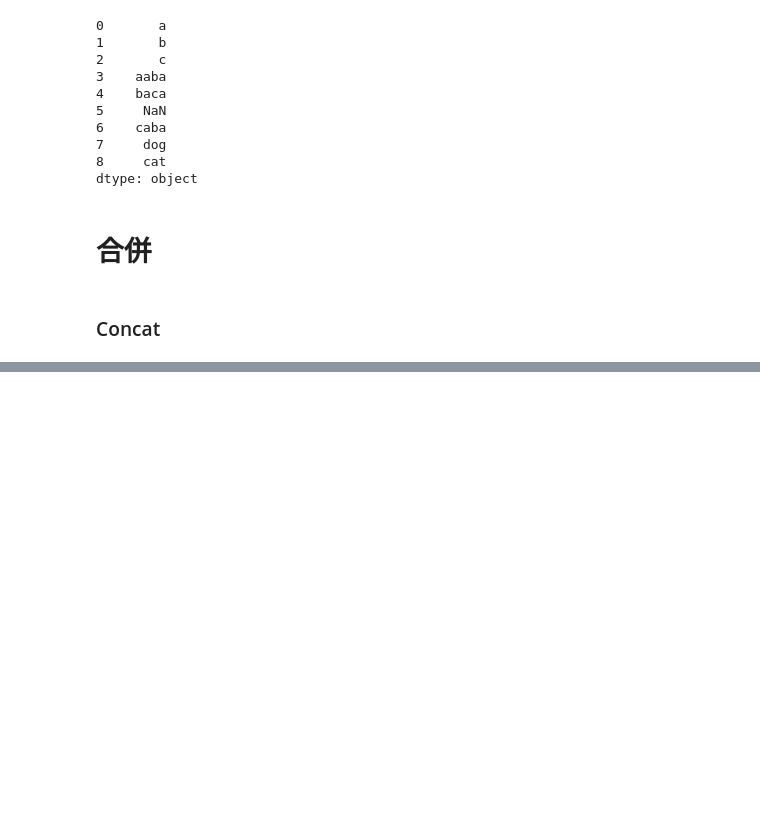
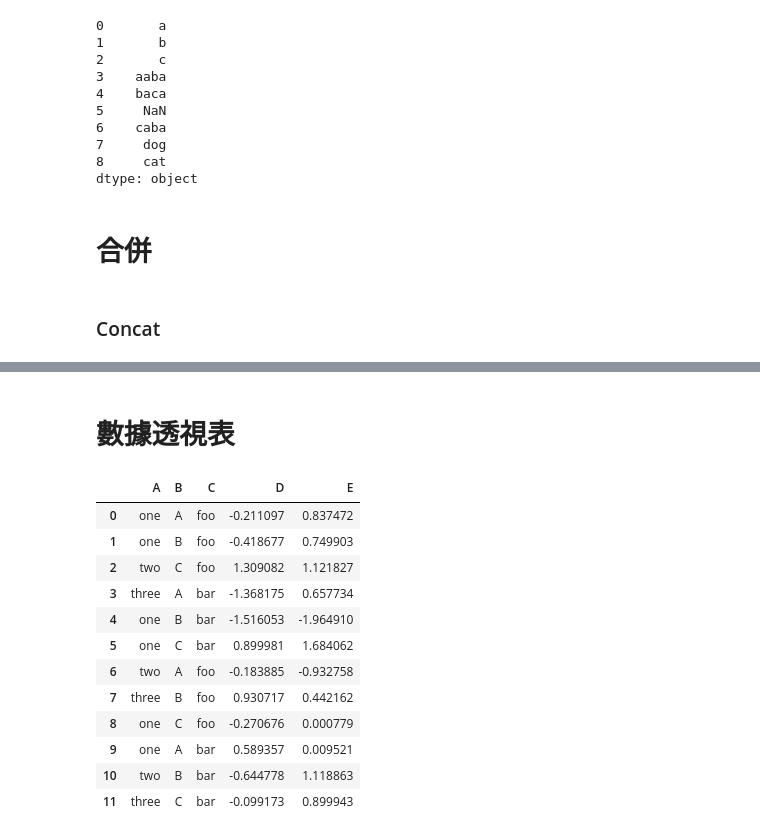
Before and after one commit to kmkmkkball/Pandas, a Jupyter notebook: pandas教學.ipynb, the cells around one changed output, grey strips where cells are left out. Drawn from its saved outputs; the diff is of its cells as text; code cells hidden in the pictures; blank space fills up the shorter version.

```diff
--- a/pandas教學.ipynb
+++ b/pandas教學.ipynb
@@ -632,0 +827,24 @@ pd.concat(pieces)
+# %% [markdown]
+# 數據透視表
+# %%
+df = pd.DataFrame({"A" : ["one", "one", "two", "three"] * 3,
+                   "B" : ["A", "B", "C"] * 4,
+                   "C" : ["foo", "foo", "foo", "bar", "bar", "bar"] *2,
+                   "D" : np.random.randn(12),
+                   "E" : np.random.randn(12)})
+# %%
+df
+# %% [output]
+|  | A | B | C | D | E |
+| 0 | one | A | foo | -0.211097 | 0.837472 |
+| 1 | one | B | foo | -0.418677 | 0.749903 |
+| 2 | two | C | foo | 1.309082 | 1.121827 |
+| 3 | three | A | bar | -1.368175 | 0.657734 |
+| 4 | one | B | bar | -1.516053 | -1.964910 |
+| 5 | one | C | bar | 0.899981 | 1.684062 |
+| 6 | two | A | foo | -0.183885 | -0.932758 |
+| 7 | three | B | foo | 0.930717 | 0.442162 |
+| 8 | one | C | foo | -0.270676 | 0.000779 |
+| 9 | one | A | bar | 0.589357 | 0.009521 |
+| 10 | two | B | bar | -0.644778 | 1.118863 |
+| 11 | three | C | bar | -0.099173 | 0.899943 |
```
Also changed, not shown: parts of 82 cells of this notebook.
